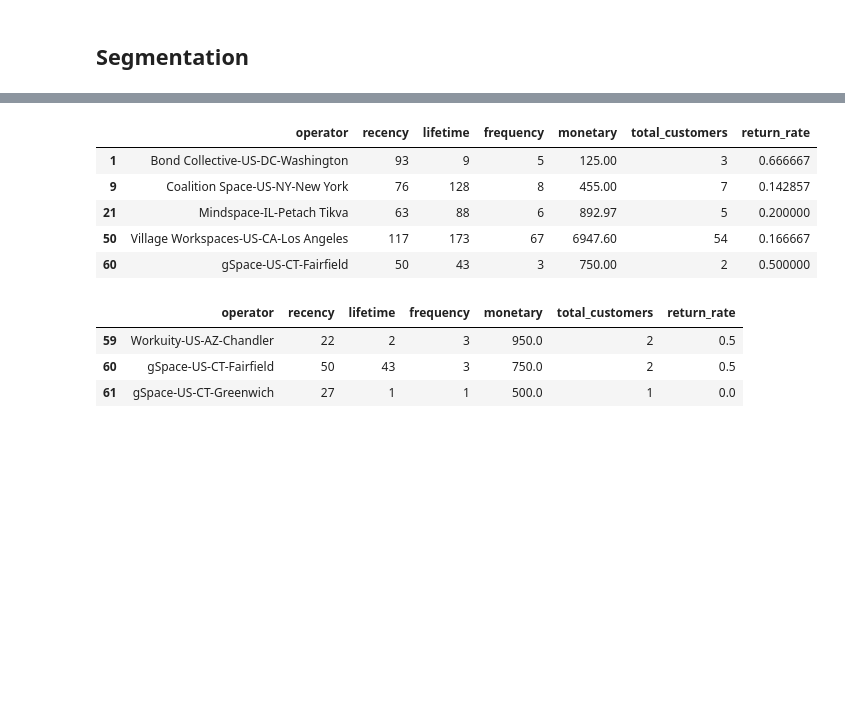
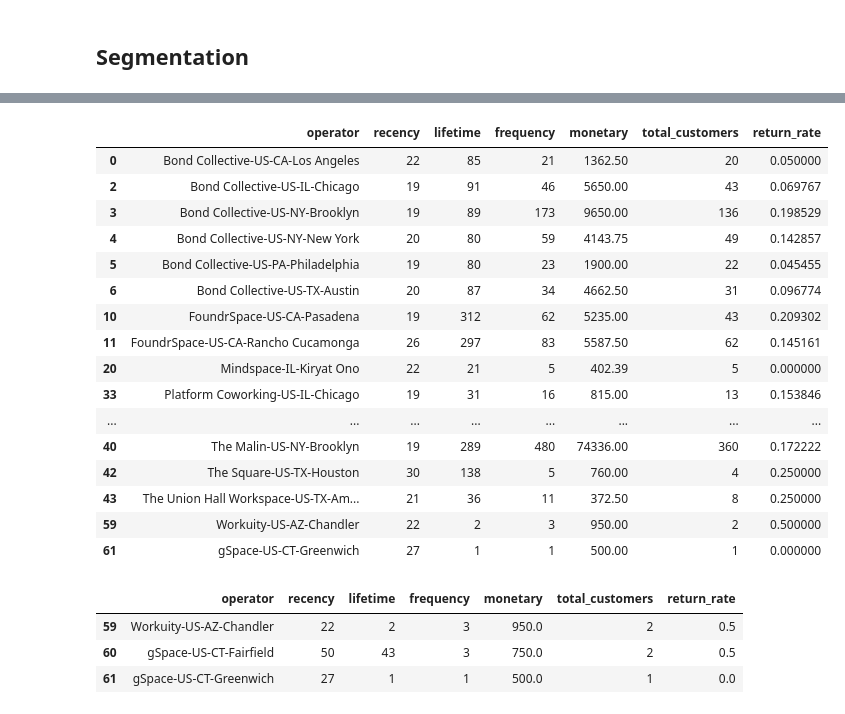
Before and after one commit to talnmizrachi/flexspace_proj, a Jupyter notebook: Flexspace_operators.ipynb, the cells around one changed output, grey strips where cells are left out. Cells and saved outputs as stored; diff of their text form; code cells hidden in the pictures; blank space fills up the shorter version.

Commit message:
Flexspace operators - client

```diff
--- a/Flexspace_operators.ipynb
+++ b/Flexspace_operators.ipynb
@@ -378,6 +376,7 @@ def create_extended_rfm_by(fdf_, key="operator_name"):
 
     df = df_recency.merge(df_monetary_freq).merge(df_final).copy()
     df = df.drop(['last_order','first_order','returning_customers'], axis=1)
+    df['intensity'] = df['frequency']/df['lifetime']
     return df
 # %%
 rfm_by_operator_name = create_extended_rfm_by(fdf)
@@ -455,12 +492,24 @@ working_operators = rfm_by_full_name[rfm_by_full_name['recency']<=number_of_days
 # %%
-churned_operators
+working_operators[working_operators['lifetime']>365]
+working_operators[working_operators['lifetime']<365]
 # %% [output]
 |  | operator | recency | lifetime | frequency | monetary | total_customers | return_rate |
-| 1 | Bond Collective-US-DC-Washington | 93 | 9 | 5 | 125.00 | 3 | 0.666667 |
-| 9 | Coalition Space-US-NY-New York | 76 | 128 | 8 | 455.00 | 7 | 0.142857 |
-| 21 | Mindspace-IL-Petach Tikva | 63 | 88 | 6 | 892.97 | 5 | 0.200000 |
-| 50 | Village Workspaces-US-CA-Los Angeles | 117 | 173 | 67 | 6947.60 | 54 | 0.166667 |
-| 60 | gSpace-US-CT-Fairfield | 50 | 43 | 3 | 750.00 | 2 | 0.500000 |
+| 0 | Bond Collective-US-CA-Los Angeles | 22 | 85 | 21 | 1362.50 | 20 | 0.050000 |
+| 2 | Bond Collective-US-IL-Chicago | 19 | 91 | 46 | 5650.00 | 43 | 0.069767 |
+| 3 | Bond Collective-US-NY-Brooklyn | 19 | 89 | 173 | 9650.00 | 136 | 0.198529 |
+| 4 | Bond Collective-US-NY-New York | 20 | 80 | 59 | 4143.75 | 49 | 0.142857 |
+| 5 | Bond Collective-US-PA-Philadelphia | 19 | 80 | 23 | 1900.00 | 22 | 0.045455 |
+| 6 | Bond Collective-US-TX-Austin | 20 | 87 | 34 | 4662.50 | 31 | 0.096774 |
+| 10 | FoundrSpace-US-CA-Pasadena | 19 | 312 | 62 | 5235.00 | 43 | 0.209302 |
+| 11 | FoundrSpace-US-CA-Rancho Cucamonga | 26 | 297 | 83 | 5587.50 | 62 | 0.145161 |
+| 20 | Mindspace-IL-Kiryat Ono | 22 | 21 | 5 | 402.39 | 5 | 0.000000 |
+| 33 | Platform Coworking-US-IL-Chicago | 19 | 31 | 16 | 815.00 | 13 | 0.153846 |
+| ... | ... | ... | ... | ... | ... | ... | ... |
+| 40 | The Malin-US-NY-Brooklyn | 19 | 289 | 480 | 74336.00 | 360 | 0.172222 |
+| 42 | The Square-US-TX-Houston | 30 | 138 | 5 | 760.00 | 4 | 0.250000 |
+| 43 | The Union Hall Workspace-US-TX-Am... | 21 | 36 | 11 | 372.50 | 8 | 0.250000 |
+| 59 | Workuity-US-AZ-Chandler | 22 | 2 | 3 | 950.00 | 2 | 0.500000 |
+| 61 | gSpace-US-CT-Greenwich | 27 | 1 | 1 | 500.00 | 1 | 0.000000 |
 # %%
 rfm_by_full_name[rfm_by_full_name['frequency']<5]
 # %% [output]
```
Also changed, not shown: parts of 20 cells of this notebook.
